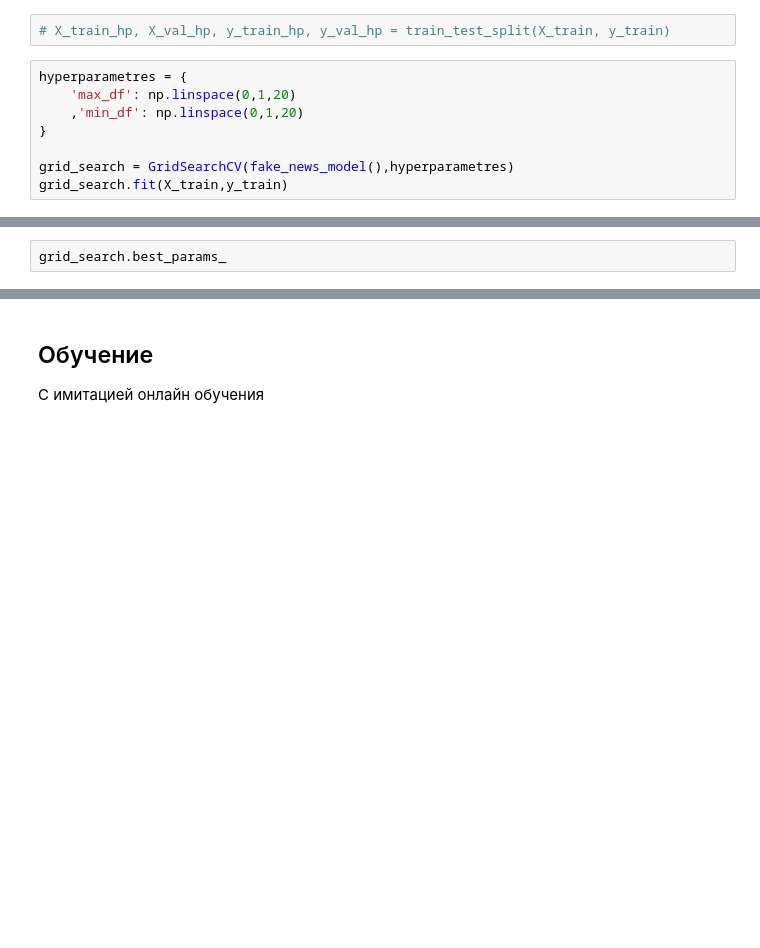
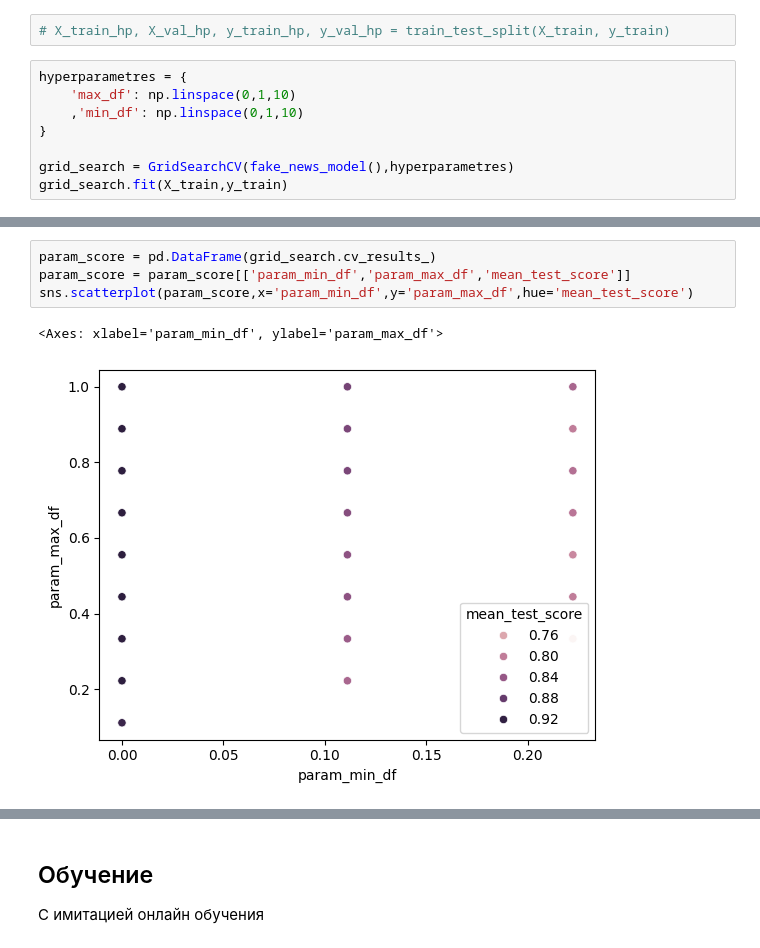
Before and after one commit to KirilinAM/fake_news_detector, a Jupyter notebook: main.ipynb, the cells around one changed output, grey strips where cells are left out. Cells and saved outputs as stored; diff of their text form; blank space fills up the shorter version.

```diff
--- a/main.ipynb
+++ b/main.ipynb
@@ -98,8 +98,8 @@ class fake_news_model(BaseEstimator, ClassifierMixin):
 # X_train_hp, X_val_hp, y_train_hp, y_val_hp = train_test_split(X_train, y_train)
 # %%
 hyperparametres = {
-    'max_df': np.linspace(0,1,20)
-    ,'min_df': np.linspace(0,1,20)
+    'max_df': np.linspace(0,1,10)
+    ,'min_df': np.linspace(0,1,10)
 }
 
 grid_search = GridSearchCV(fake_news_model(),hyperparametres)
@@ -107,2 +130,7 @@ grid_search.fit(X_train,y_train)
-# %%
-grid_search.best_params_
+# %%
+param_score = pd.DataFrame(grid_search.cv_results_)
+param_score = param_score[['param_min_df','param_max_df','mean_test_score']]
+sns.scatterplot(param_score,x='param_min_df',y='param_max_df',hue='mean_test_score')
+# %% [output]
+<Axes: xlabel='param_min_df', ylabel='param_max_df'>
+[figure, added]
```
Also changed, not shown: parts of 5 cells of this notebook.
